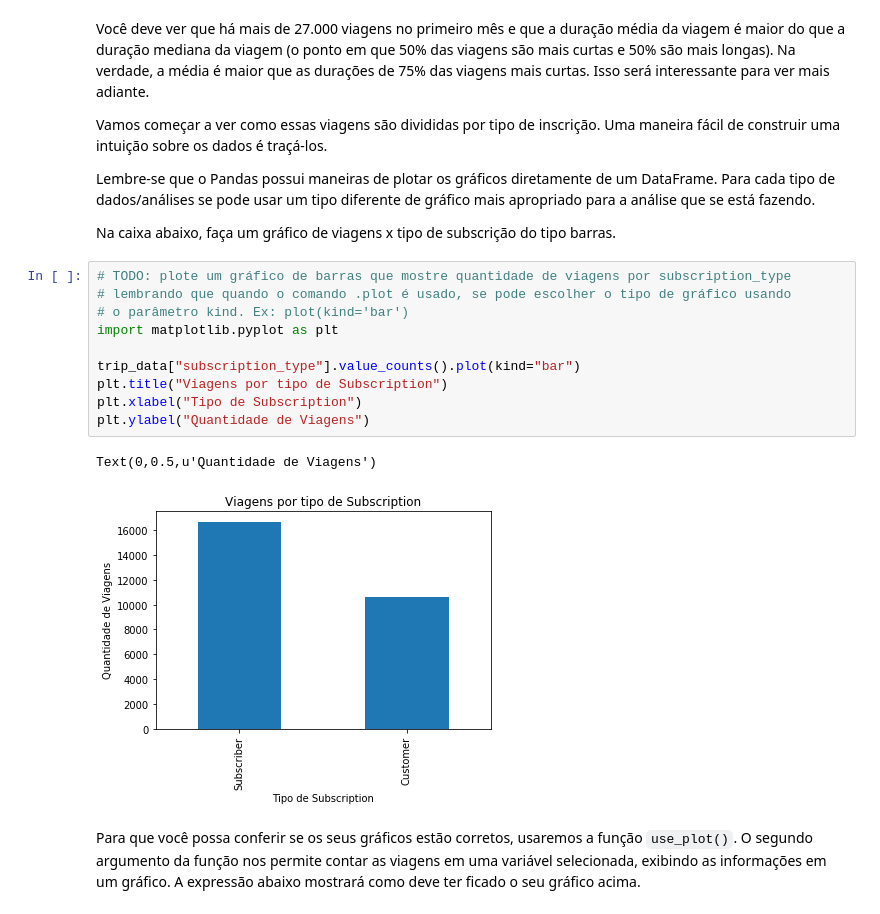
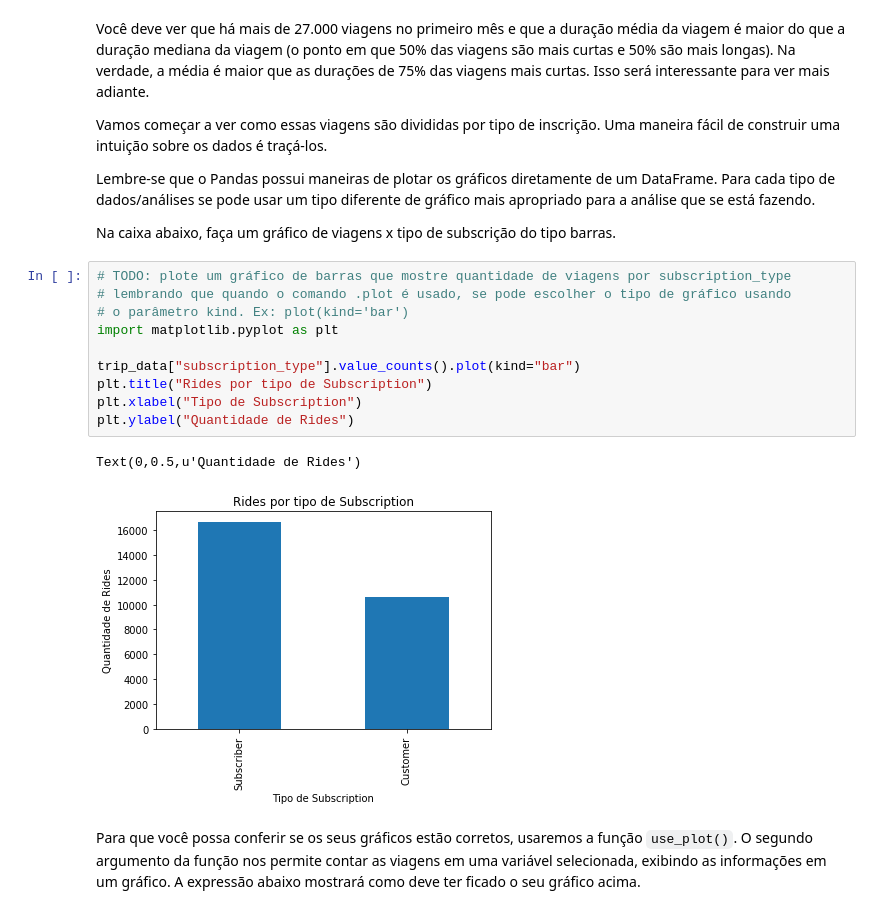
Before and after one commit to ThomazTommy/Fundamentos_Data_Science1, a Jupyter notebook: Analise_Bay_Area_Bike_Share-NDFDSI.ipynb, the cells around one changed output. Saved outputs shown, nothing was run; the diff lists cells and outputs as text.

```diff
--- a/Analise_Bay_Area_Bike_Share-NDFDSI.ipynb
+++ b/Analise_Bay_Area_Bike_Share-NDFDSI.ipynb
@@ -302,16 +305,16 @@ Na caixa abaixo, faça um gráfico de viagens x tipo de subscrição do tipo bar
 # %%
 # TODO: plote um gráfico de barras que mostre quantidade de viagens por subscription_type
 # lembrando que quando o comando .plot é usado, se pode escolher o tipo de gráfico usando
 # o parâmetro kind. Ex: plot(kind='bar')
 import matplotlib.pyplot as plt
 
 trip_data["subscription_type"].value_counts().plot(kind="bar")
-plt.title("Viagens por tipo de Subscription")
+plt.title("Rides por tipo de Subscription")
 plt.xlabel("Tipo de Subscription")
-plt.ylabel("Quantidade de Viagens")
+plt.ylabel("Quantidade de Rides")
 # %% [output]
-Text(0,0.5,u'Quantidade de Viagens')
+Text(0,0.5,u'Quantidade de Rides')
-[figure, old version]
+[figure, new version]
 # %% [markdown]
 Para que você possa conferir se os seus gráficos estão corretos, usaremos a função `use_plot()`. O segundo argumento da função nos permite contar as viagens em uma variável selecionada, exibindo as informações em um gráfico. A expressão abaixo mostrará como deve ter ficado o seu gráfico acima.
 # %%
```
Also changed, not shown: parts of 11 cells of this notebook.
